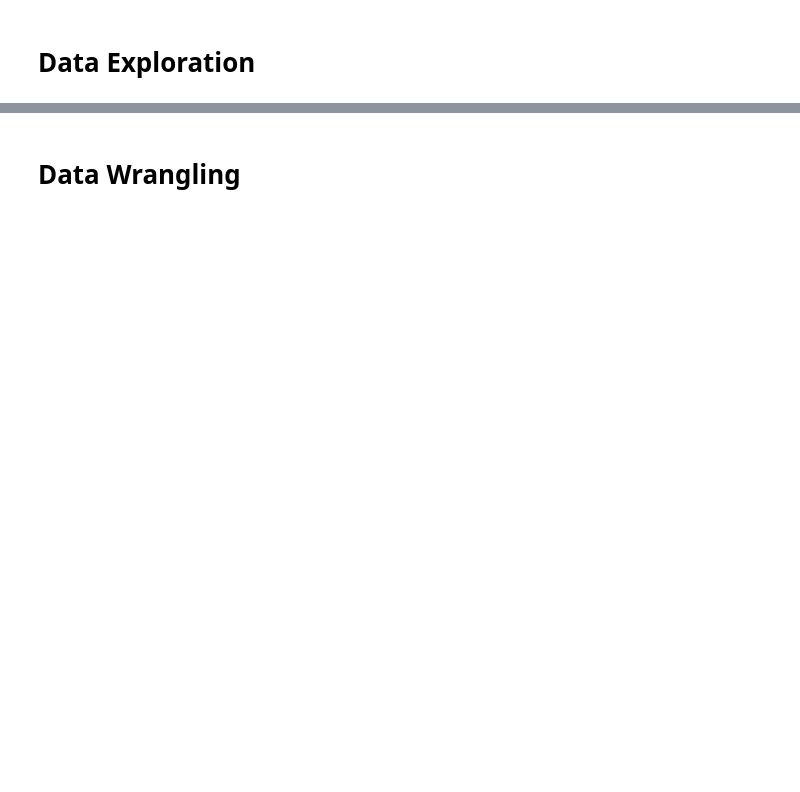
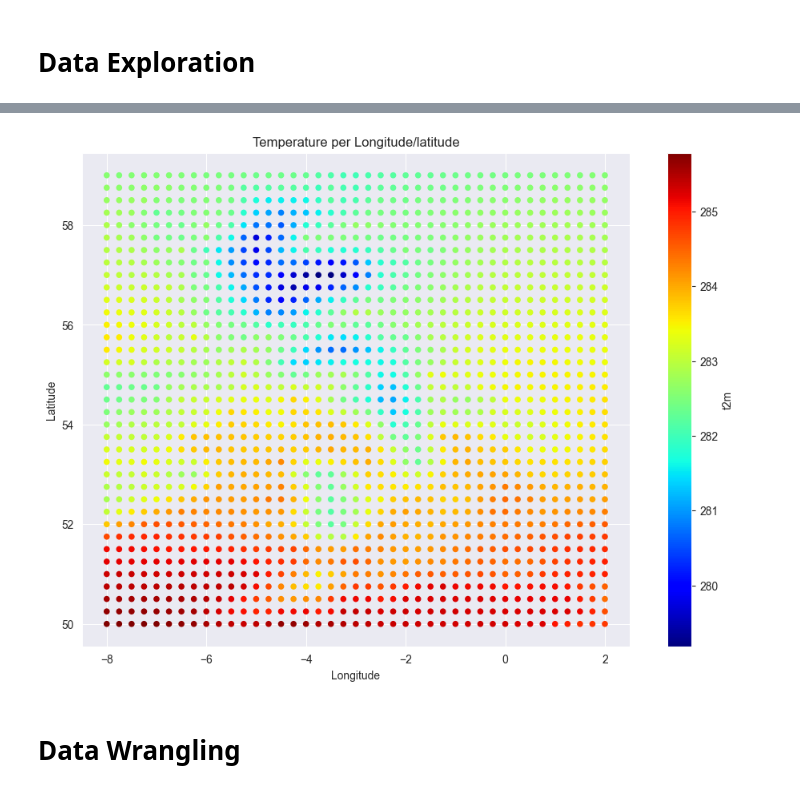
Before and after one commit to lukerooney7/ID5059-Group-Project, a Jupyter notebook: GroupNotebook.ipynb, the cells around one changed output, grey strips where cells are left out. Saved outputs shown, nothing was run; the diff lists cells and outputs as text; code cells hidden in the pictures; blank space fills up the shorter version.

```diff
--- a/GroupNotebook.ipynb
+++ b/GroupNotebook.ipynb
@@ -15,3 +71,23 @@ y_train = df['t2m']  # Labels (y will be a temperature in K)
+# %%
+df_max = explore_df.groupby(['longitude', 'latitude'], as_index=False)['t2m'].mean()
+
+# Scatter plot using longitude and latitude as coordinates
+map = df_max.plot.scatter(
+    x='longitude',
+    y='latitude',
+    c='t2m',
+    cmap='jet',
+    colorbar=True,
+    figsize=(12, 8),
+)
+
+plt.xlabel("Longitude")
+plt.ylabel("Latitude")
+plt.title("Temperature per Longitude/latitude")
+map.set_aspect('equal')
+plt.show()
+# %% [output]
+[figure, added]
 # %% [markdown]
 # Data Wrangling
 # %%
```
Also changed, not shown: parts of 10 cells of this notebook.
